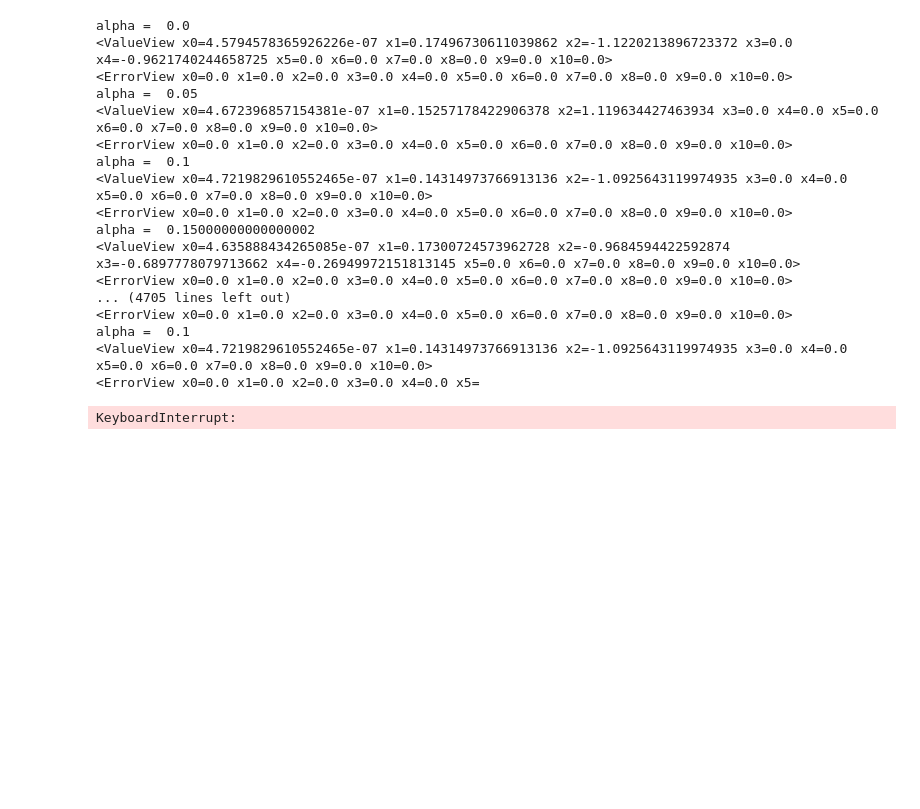
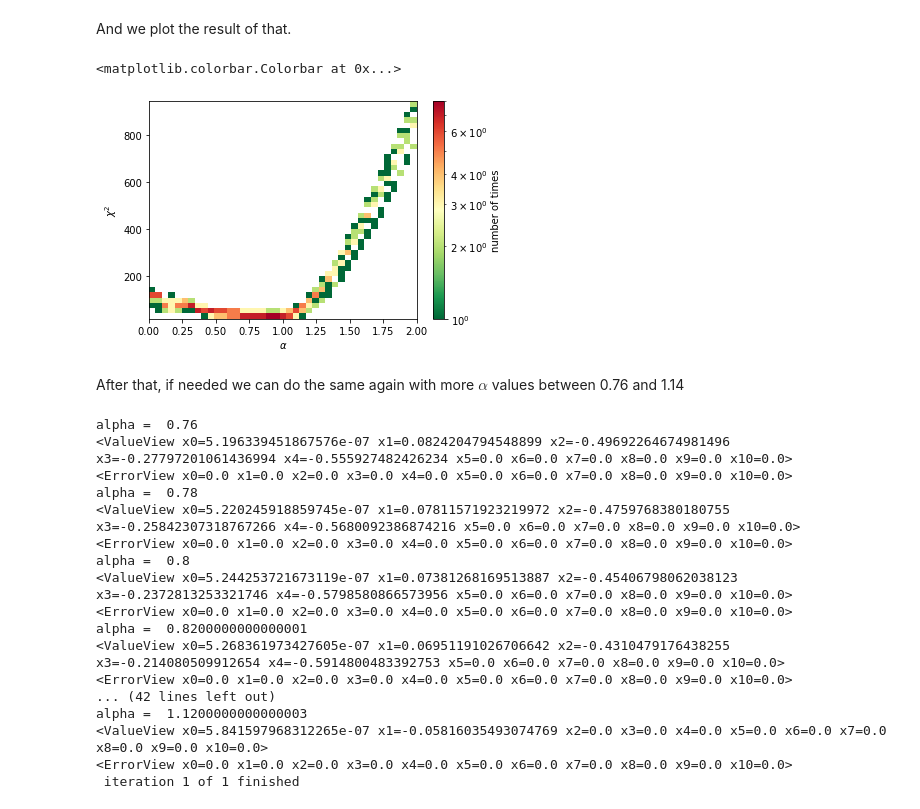
Before and after one commit to R-Grau/EBLpy, a Jupyter notebook: Multiple_Broken_power_law_multiple2.ipynb, the cells around one changed output. Saved outputs shown, nothing was run; the diff lists cells and outputs as text; code cells hidden in the pictures; blank space fills up the shorter version.

```diff
--- a/Multiple_Broken_power_law_multiple2.ipynb
+++ b/Multiple_Broken_power_law_multiple2.ipynb
@@ -246,10 +340,27 @@ for i in range(len(mu_vec)):
+# %% [markdown]
+And we plot the result of that.
+# %%
+alphas_iter2 = np.concatenate(alphas_iter)  #As the simulation takes long, the plot is made separately so one can change the plot without having to simulate everything again
+chisqs_iter2 = np.concatenate(chisqs_iter)
+
+
+fig, ax = plt.subplots()
+h = ax.hist2d(alphas_iter2, chisqs_iter2, bins=41, norm = colors.LogNorm(), cmap = "RdYlGn_r")
+ax.set_xlabel(r'$\alpha$')
+ax.set_ylabel(r'$\chi^2$')
+fig.colorbar(h[3], ax=ax, label="number of times")
+# %% [output]
+<matplotlib.colorbar.Colorbar at 0x...>
+[figure, added]
+# %% [markdown]
+After that, if needed we can do the same again with more $\alpha$ values between 0.76 and 1.14
 # %%
-niter = 1000
+niter = 1
 chisqs_iter = []
 alphas_iter = []
 
 for j in range(niter):
-    my_generator = np.random.default_rng(101)
+    my_generator = np.random.default_rng(j)
     Simbckg1 = my_generator.poisson(bckgmu)
     # Simbckg1 = Simbckg1.astype(float)
     # for i in range(len(Simbckg1)):
@@ -265,9 +376,9 @@ for j in range(niter):
 
     N = my_generator.poisson(mu_vec_reco)
 
-    for i in range(len(N)):
-        if N[i] == 0:
-            N[i] = 1
+    # for i in range(len(N)):
+    #     if N[i] == 0:
+    #         N[i] = mu[i]
     N_u = np.sqrt(N)
 
     NpB = np.around(N + Simbckg1 - Simbckg5).astype(int)
@@ -280,9 +391,9 @@ for j in range(niter):
     SED_u = np.square(E[3:37]) * dNdE_b_u
 
     chisqs = []
-    alphas = np.arange(0,2.05,0.05)
+    alphas = np.arange(0.76,1.14,0.02)
 
-    for i in range(41):
+    for i in range(19):
         alpha = alphas[i]
         print("alpha = ", alpha)
         dNdE2 = dNdE_b[4:] * np.exp(alpha*tau[7:37])
@@ -297,34 +408,24 @@ for j in range(niter):
         things = multiple_bpl_fit(initial_guess=initial_guess)
         chi2 = chisq(SED2, multiple_bpl(E[7:37], things.values), SED_u2)
         chisqs.append(chi2)
-        # if alpha == 0. or alpha == 0.15 or alpha == 0.9 or alpha == 1.:
-        #     plt.plot(xdata, multiple_bpl(xdata, things.values), label='concave fit', color = 'orange')
-        #     plt.errorbar(xdata, ydata, label='original',yerr = ydata_u, capsize=3, fmt='o', alpha=0.8)
-        #     plt.xscale('log')
-        #     plt.yscale('log')
-        #     plt.xlabel(r"$E$ ($TeV$)")
-        #     plt.ylabel(r"$E^2$ $dF/dE$ ($TeV$ $m^{-2}$ $s^{-1}$)")
-        #     plt.legend()
-        #     plt.show()
     alphas_iter.append(alphas)
     chisqs_iter.append(chisqs)
     print("\033[2;31;43m iteration {iter} of {niter} finished \033[0;0m".format(iter = j+1, niter = niter))
 # %% [output]
-alpha =  0.0
-<ValueView x0=4.5794578365926226e-07 x1=0.17496730611039862 x2=-1.1220213896723372 x3=0.0 x4=-0.9621740244658725 x5=0.0 x6=0.0 x7=0.0 x8=0.0 x9=0.0 x10=0.0>
+alpha =  0.76
+<ValueView x0=5.196339451867576e-07 x1=0.0824204794548899 x2=-0.49692264674981496 x3=-0.27797201061436994 x4=-0.555927482426234 x5=0.0 x6=0.0 x7=0.0 x8=0.0 x9=0.0 x10=0.0>
 <ErrorView x0=0.0 x1=0.0 x2=0.0 x3=0.0 x4=0.0 x5=0.0 x6=0.0 x7=0.0 x8=0.0 x9=0.0 x10=0.0>
-alpha =  0.05
-<ValueView x0=4.672396857154381e-07 x1=0.15257178422906378 x2=1.119634427463934 x3=0.0 x4=0.0 x5=0.0 x6=0.0 x7=0.0 x8=0.0 x9=0.0 x10=0.0>
+alpha =  0.78
+<ValueView x0=5.220245918859745e-07 x1=0.07811571923219972 x2=-0.4759768380180755 x3=-0.25842307318767266 x4=-0.5680092386874216 x5=0.0 x6=0.0 x7=0.0 x8=0.0 x9=0.0 x10=0.0>
 <ErrorView x0=0.0 x1=0.0 x2=0.0 x3=0.0 x4=0.0 x5=0.0 x6=0.0 x7=0.0 x8=0.0 x9=0.0 x10=0.0>
-alpha =  0.1
-<ValueView x0=4.7219829610552465e-07 x1=0.14314973766913136 x2=-1.0925643119974935 x3=0.0 x4=0.0 x5=0.0 x6=0.0 x7=0.0 x8=0.0 x9=0.0 x10=0.0>
+alpha =  0.8
+<ValueView x0=5.244253721673119e-07 x1=0.07381268169513887 x2=-0.45406798062038123 x3=-0.2372813253321746 x4=-0.5798580866573956 x5=0.0 x6=0.0 x7=0.0 x8=0.0 x9=0.0 x10=0.0>
 <ErrorView x0=0.0 x1=0.0 x2=0.0 x3=0.0 x4=0.0 x5=0.0 x6=0.0 x7=0.0 x8=0.0 x9=0.0 x10=0.0>
-alpha =  0.15000000000000002
-<ValueView x0=4.635888434265085e-07 x1=0.17300724573962728 x2=-0.9684594422592874 x3=-0.6897778079713662 x4=-0.26949972151813145 x5=0.0 x6=0.0 x7=0.0 x8=0.0 x9=0.0 x10=0.0>
+alpha =  0.8200000000000001
+<ValueView x0=5.268361973427605e-07 x1=0.06951191026706642 x2=-0.4310479176438255 x3=-0.214080509912654 x4=-0.5914800483392753 x5=0.0 x6=0.0 x7=0.0 x8=0.0 x9=0.0 x10=0.0>
 <ErrorView x0=0.0 x1=0.0 x2=0.0 x3=0.0 x4=0.0 x5=0.0 x6=0.0 x7=0.0 x8=0.0 x9=0.0 x10=0.0>
-... (4705 lines left out)
+... (42 lines left out)
+alpha =  1.1200000000000003
+<ValueView x0=5.841597968312265e-07 x1=-0.05816035493074769 x2=0.0 x3=0.0 x4=0.0 x5=0.0 x6=0.0 x7=0.0 x8=0.0 x9=0.0 x10=0.0>
 <ErrorView x0=0.0 x1=0.0 x2=0.0 x3=0.0 x4=0.0 x5=0.0 x6=0.0 x7=0.0 x8=0.0 x9=0.0 x10=0.0>
-alpha =  0.1
-<ValueView x0=4.7219829610552465e-07 x1=0.14314973766913136 x2=-1.0925643119974935 x3=0.0 x4=0.0 x5=0.0 x6=0.0 x7=0.0 x8=0.0 x9=0.0 x10=0.0>
-<ErrorView x0=0.0 x1=0.0 x2=0.0 x3=0.0 x4=0.0 x5=
+ iteration 1 of 1 finished
-KeyboardInterrupt:
```
Also changed, not shown: parts of 24 cells of this notebook, 2 other files.
